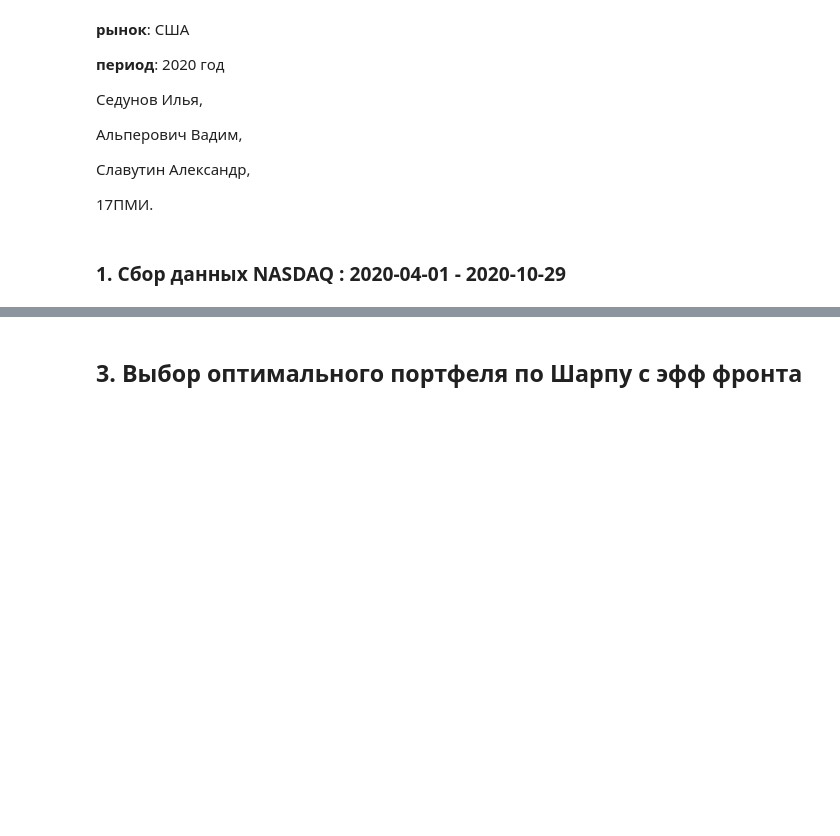
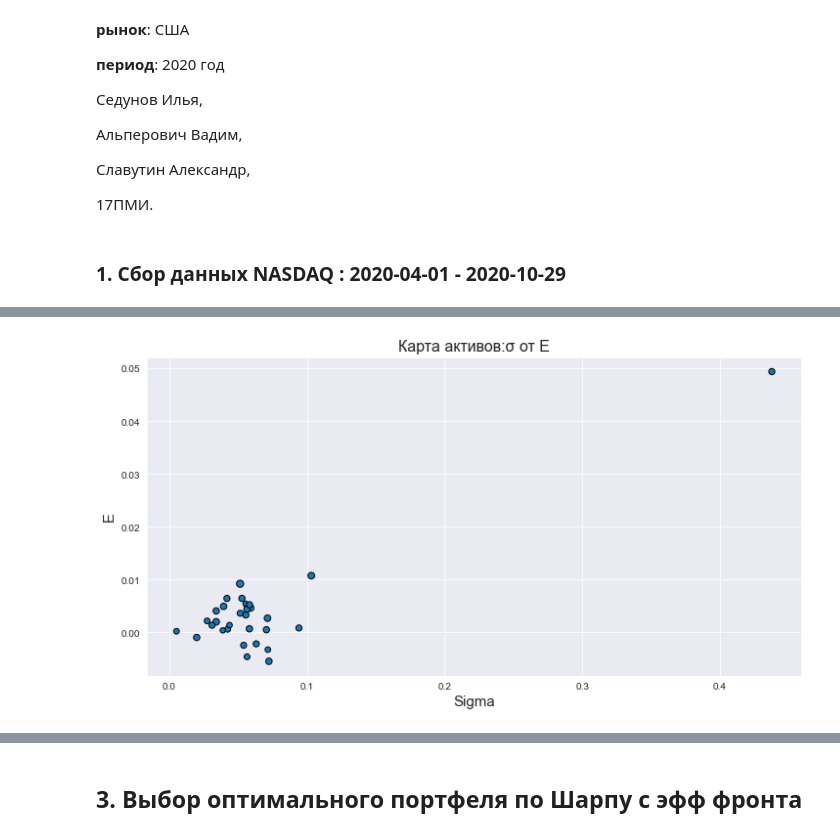
Before and after one commit to CodeSopranos/contest, a Jupyter notebook: report.ipynb, the cells around one changed output, grey strips where cells are left out. Saved outputs shown, nothing was run; the diff lists cells and outputs as text; code cells hidden in the pictures; blank space fills up the shorter version.

```diff
--- a/report.ipynb
+++ b/report.ipynb
@@ -81,0 +82,30 @@ ixic_stat
+# %%
+def get_return_mean_cov(df, sse_components=False):
+
+    # получить по выбранным активам матрицу их доходностей,
+    # вектор средних доходностей и матрицу ковариации
+
+    r_matrix = {}
+    if sse_components:
+        for i in range(len(df)):
+            symbol = df.index[i]
+            r_matrix[symbol] = sse_stocks[symbol]['log_return']
+    else:
+        for symbol in df['symbol']:
+            r_matrix[symbol] = ixic_stocks[symbol]['log_return']
+    r_df = pd.DataFrame(r_matrix).dropna()
+    return r_df.values, r_df.mean().values, r_df.cov().values
+
+def plot_mean_var_map(df,x='Sigma', y='E', title='Карта активов:σ от E', figsize=(12, 6)):
+    ax = df.plot(x=x, y=y, s=np.log(df['mean_vol']**3),
+                          kind='scatter',
+                          figsize=figsize,
+                          edgecolor='black',
+                          grid=True)
+    plt.xlabel('Sigma', size=15)
+    plt.ylabel('E', size=15)
+    plt.title(title, size=16)
+# %%
+plot_mean_var_map(ixic_stat)
+# %% [output]
+[figure, added]
```
Also changed, not shown: parts of 30 cells of this notebook.
